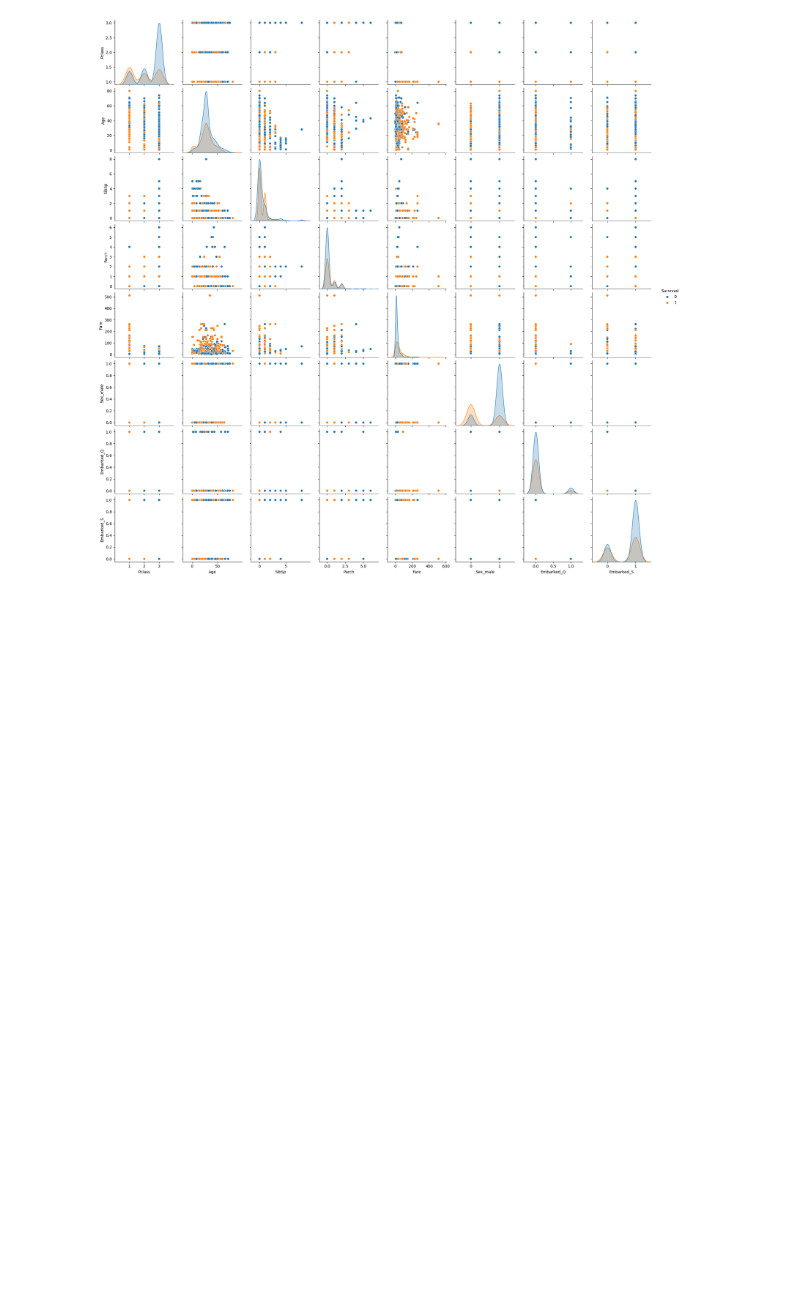
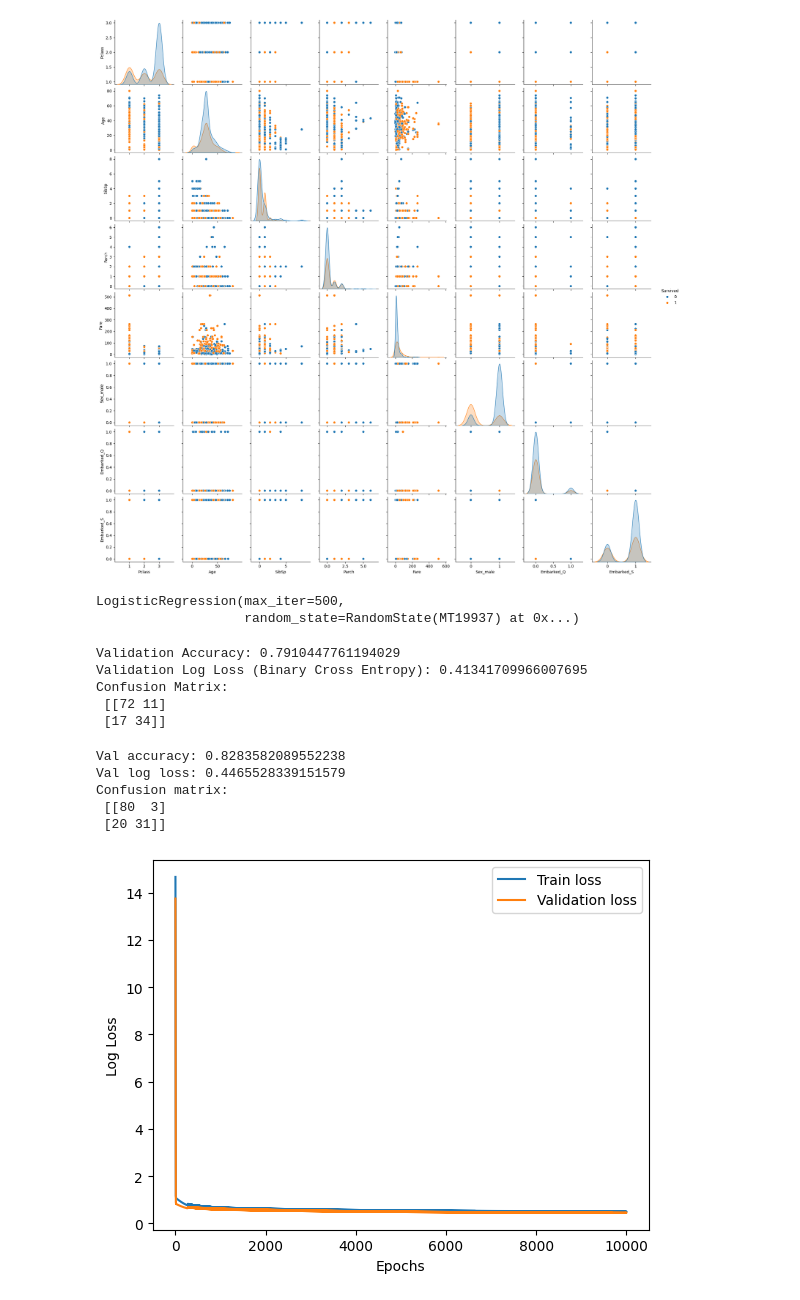
Before and after one commit to zebulonmcknight/CS325, a Jupyter notebook: HW1/hw1.ipynb, the cells around one changed output. Cells and saved outputs as stored; diff of their text form; code cells hidden in the pictures; blank space fills up the shorter version.

Commit message:
completed sklearn and scratch model

```diff
--- a/HW1/hw1.ipynb
+++ b/HW1/hw1.ipynb
@@ -221,3 +224,30 @@ rng1 = np.random.RandomState(seed=45)
 y = train_df['Survived'].values
 X = train_df.iloc[:,1:].values
 X_train, X_val, y_train, y_val = train_test_split(X, y, test_size=0.15, random_state=rng1, stratify=y)
+# %%
+# SKLEARN MODEL
+
+log_classifier = LogisticRegression(max_iter=1000, random_state=rng1)
+log_classifier.fit(X_train, y_train)
+# %% [output]
+LogisticRegression(max_iter=500,
+                   random_state=RandomState(MT19937) at 0x...)
+# %%
+# Predictions
+y_val_pred = log_classifier.predict(X_val)
+y_val_probs = log_classifier.predict_proba(X_val)[:, 1]  # probability of "Survived" (class 1)
+
+# Metrics
+acc = accuracy_score(y_val, y_val_pred)
+loss = log_loss(y_val, y_val_probs)
+cm = confusion_matrix(y_val, y_val_pred)
+
+print("Validation Accuracy:", acc)
+print("Validation Log Loss (Binary Cross Entropy):", loss)
+print("Confusion Matrix:\n", cm)
+# %% [output]
+Validation Accuracy: 0.7910447761194029
+Validation Log Loss (Binary Cross Entropy): 0.41341709966007695
+Confusion Matrix:
+ [[72 11]
+ [17 34]]
@@ -223,0 +335,26 @@ X_train, X_val, y_train, y_val = train_test_split(X, y, test_size=0.15, random_s
+# %%
+w, b, training_loss, val_loss  = train(X_train, y_train, .005, 10000, X_val, y_val)
+
+y_val_prob = predict_prob(X_val, w, b)
+y_val_prediction = predict(X_val, w, b)
+
+print("Val accuracy:", accuracy_score(y_val, y_val_prediction))
+print("Val log loss:", log_loss(y_val, y_val_prob))
+print("Confusion matrix:\n", confusion_matrix(y_val, y_val_prediction))
+# %% [output]
+Val accuracy: 0.8283582089552238
+Val log loss: 0.4465528339151579
+Confusion matrix:
+ [[80  3]
+ [20 31]]
+# %%
+import matplotlib.pyplot as plt
+
+plt.plot(training_loss, label='Train loss')
+plt.plot(val_loss, label='Validation loss')
+plt.xlabel('Epochs')
+plt.ylabel('Log Loss')
+plt.legend()
+plt.show()
+# %% [output]
+[figure, added]
```
Also changed, not shown: parts of 3 cells of this notebook.
